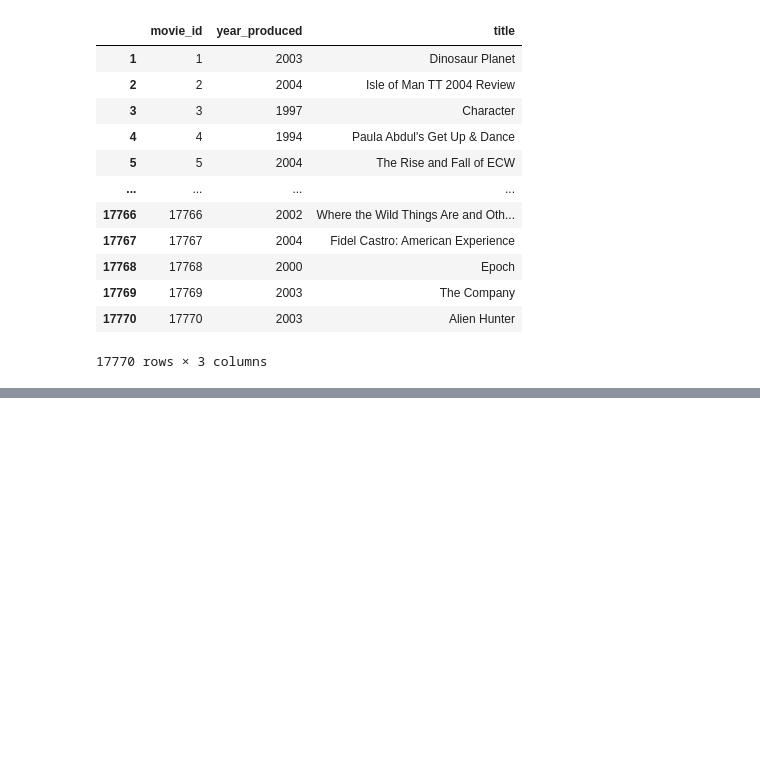
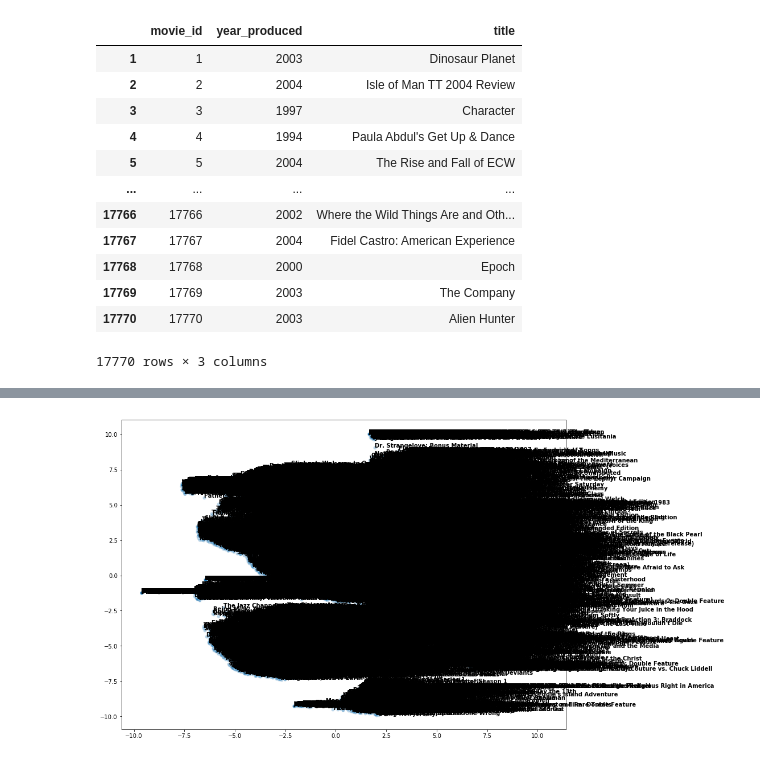
Before and after one commit to MaryZolfaghar/NetflixRecommendationSystem, a Jupyter notebook: jupyters/visualization_netflix_matrixCompletion.ipynb, the cells around one changed output, grey strips where cells are left out. Saved outputs shown, nothing was run; the diff lists cells and outputs as text; code cells hidden in the pictures; blank space fills up the shorter version.

```diff
--- a/jupyters/visualization_netflix_matrixCompletion.ipynb
+++ b/jupyters/visualization_netflix_matrixCompletion.ipynb
@@ -380,5 +375,3 @@ movieid_to_title['17766']
 movie_to_index = {movie:indx for indx, movie in enumerate(df.columns.values)}
 customer_to_index = {customer:indx for indx, customer in enumerate(df.index.values)}
 index_to_movie = {indx:movie for indx, movie in enumerate(df.columns.values)}
-# %%
-for ii in range()
@@ -394,0 +378,10 @@ km_labels=''
+# %%
+titles=[]
+for ii in range(Vt.T.shape[0]):
+    mvid = index_to_movie[ii]
+#     print(mvid)
+    str_mvid = str(mvid)
+#     print(movieid_to_title[str_mvid])
+    titles.append(movieid_to_title[str_mvid])
+print(len(titles))
+titles
@@ -394,0 +407,12 @@ km_labels=''
+# %%
+from sklearn.decomposition import PCA
+from sklearn.manifold import TSNE
+
+data_plot = Vt.T.copy()
+km_labels=''
+labels_txt=titles
+
+
+time_start = time.time()
+tsne = TSNE(n_components=2, verbose=1, perplexity=40, n_iter=300)
+tsne_results = tsne.fit_transform(data_plot)
@@ -394,0 +437,21 @@ km_labels=''
+# %%
+import seaborn as sns
+import matplotlib.pyplot as plt
+import time
+
+
+xx = tsne_results[:,0]
+yy = tsne_results[:,1]
+labels=''
+txt= labels_txt
+ax, fig = plt.subplots(1,1,figsize=(14,10))
+p1=sns.scatterplot(x=xx, y=yy,
+#                 hue=labels,
+                palette=sns.color_palette("hls", final_k),
+                legend="full",
+                alpha=0.3)
+
+for i, txt in enumerate(txt):
+    p1.text(xx[i], yy[i], txt, horizontalalignment='left', size='medium', color='black', weight='semibold')
+# %% [output]
+[figure, added]
```
Also changed, not shown: parts of 5 cells of this notebook, 6 other files.
